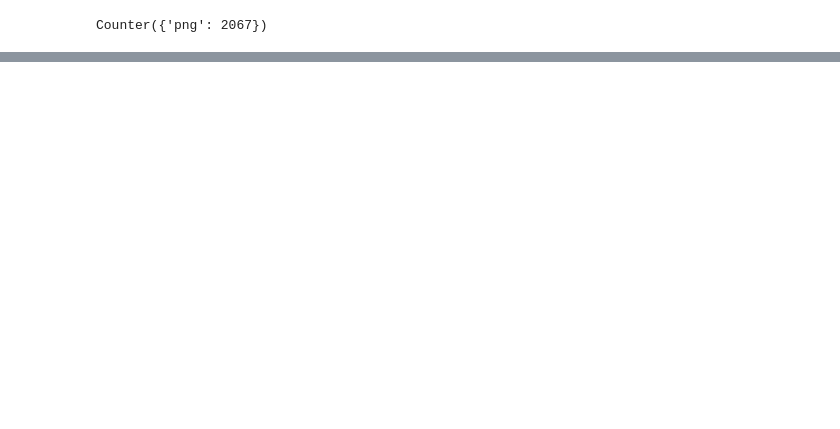
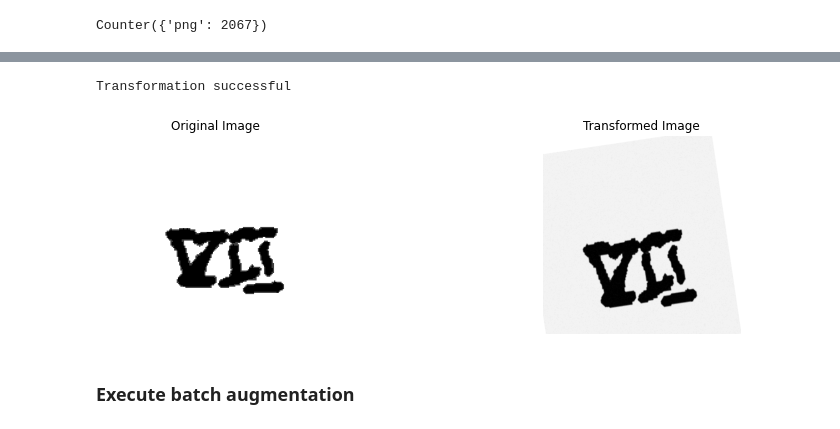
Before and after one commit to kennethleungty/Data-Centric-AI-Competition, a Jupyter notebook: Full_Notebook_Best_Submission.ipynb, the cells around one changed output, grey strips where cells are left out. Drawn from its saved outputs; the diff is of its cells as text; code cells hidden in the pictures; blank space fills up the shorter version.

```diff
--- a/Full_Notebook_Best_Submission.ipynb
+++ b/Full_Notebook_Best_Submission.ipynb
@@ -141,18 +134,0 @@ for folder in os.listdir(TRAIN_DATA):
-# %%
-# Show images side by side
-random_index = random.choice(range(len(images)))
-random_index_2 = random_index + 1
-
-img_1 = cv2.imread(images[random_index], cv2.IMREAD_GRAYSCALE)
-img_2 = cv2.imread(images[random_index_2], cv2.IMREAD_GRAYSCALE)
-
-# display images
-fig, ax = plt.subplots(1,2)
-ax[0].axis('off')
-ax[1].axis('off')
-
-ax[0].set_title(labels[random_index])
-ax[1].set_title(labels[random_index_2])
-
-ax[0].imshow(img_1, cmap=plt.get_cmap('gray'));
-ax[1].imshow(img_2, cmap=plt.get_cmap('gray'));
@@ -204,0 +215,11 @@ All files are .png format
+# %%
+# Create new directory to store cleaned images (copy raw data)
+CLEAN_DATA_FOLDER = 'data/1_clean'
+TRAIN_DATA = f'{CLEAN_DATA_FOLDER}/train'
+VALID_DATA = f'{CLEAN_DATA_FOLDER}/val'
+
+try:
+    shutil.copytree('data/0_raw', CLEAN_DATA_FOLDER, dirs_exist_ok=False)
+    print('Created new folder')
+except:
+    print('Folder already exists')
@@ -204,0 +234,9 @@ All files are .png format
+# %%
+# Rename files in train and val sets (in new clean folder) for easier tracking
+data_types = [TRAIN_DATA, VALID_DATA]
+
+for data_type in data_types:
+    for folder in os.listdir(data_type):
+          for index, file in enumerate(os.listdir(data_type + '/' + folder)):
+                data_type_name = data_type.split('/')[-1]
+                os.rename(os.path.join(data_type, folder, file), os.path.join(data_type, folder, ''.join([str(data_type_name), '_', str(folder), '_', str(index),'.png'])))
@@ -204,0 +593,8 @@ All files are .png format
+# %%
+# Visualize transformation
+show_single_transform(transform_v5b)
+# %% [output]
+Transformation successful
+[figure, added]
+# %% [markdown]
+### Execute batch augmentation
```
Also changed, not shown: parts of 40 cells of this notebook, 1 other file.
